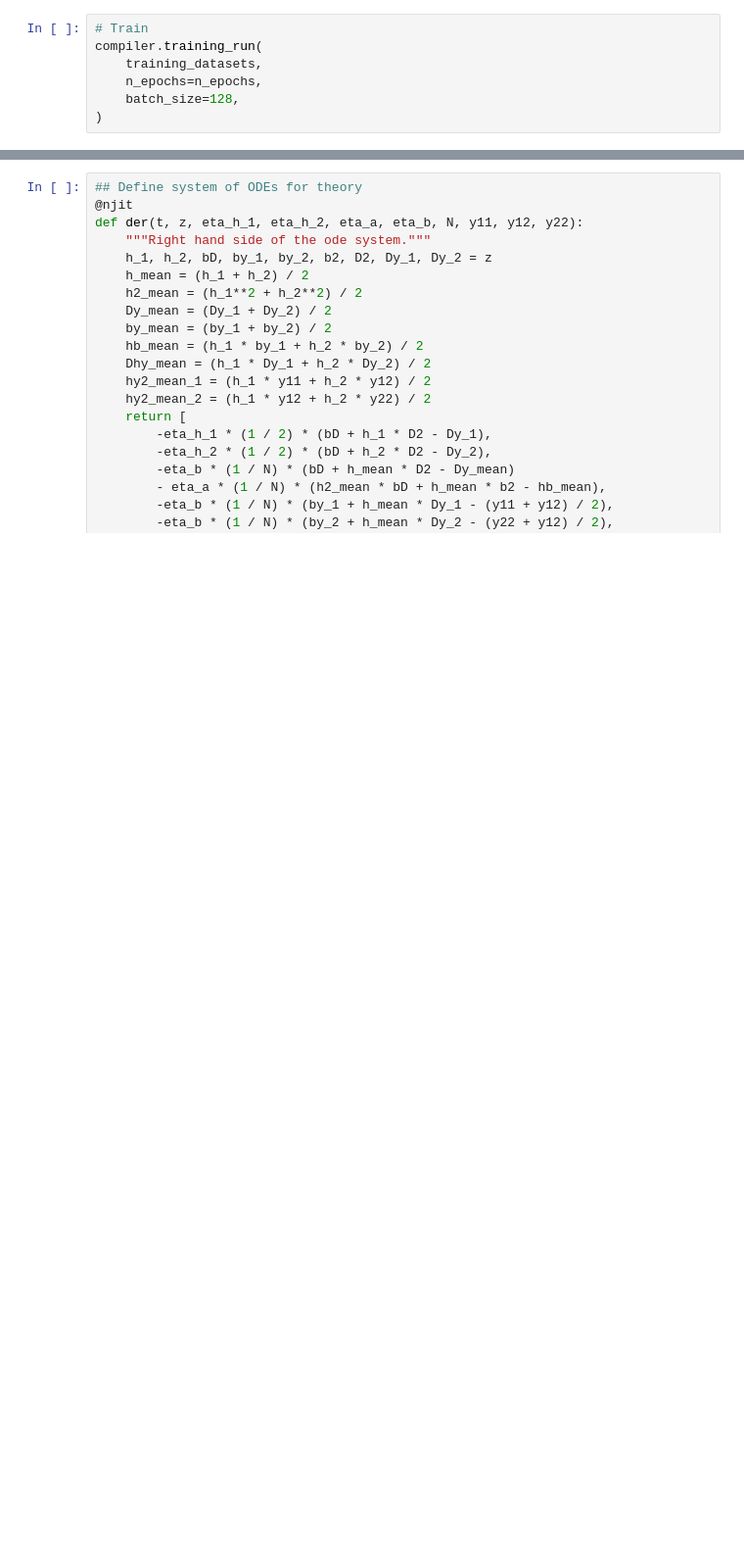
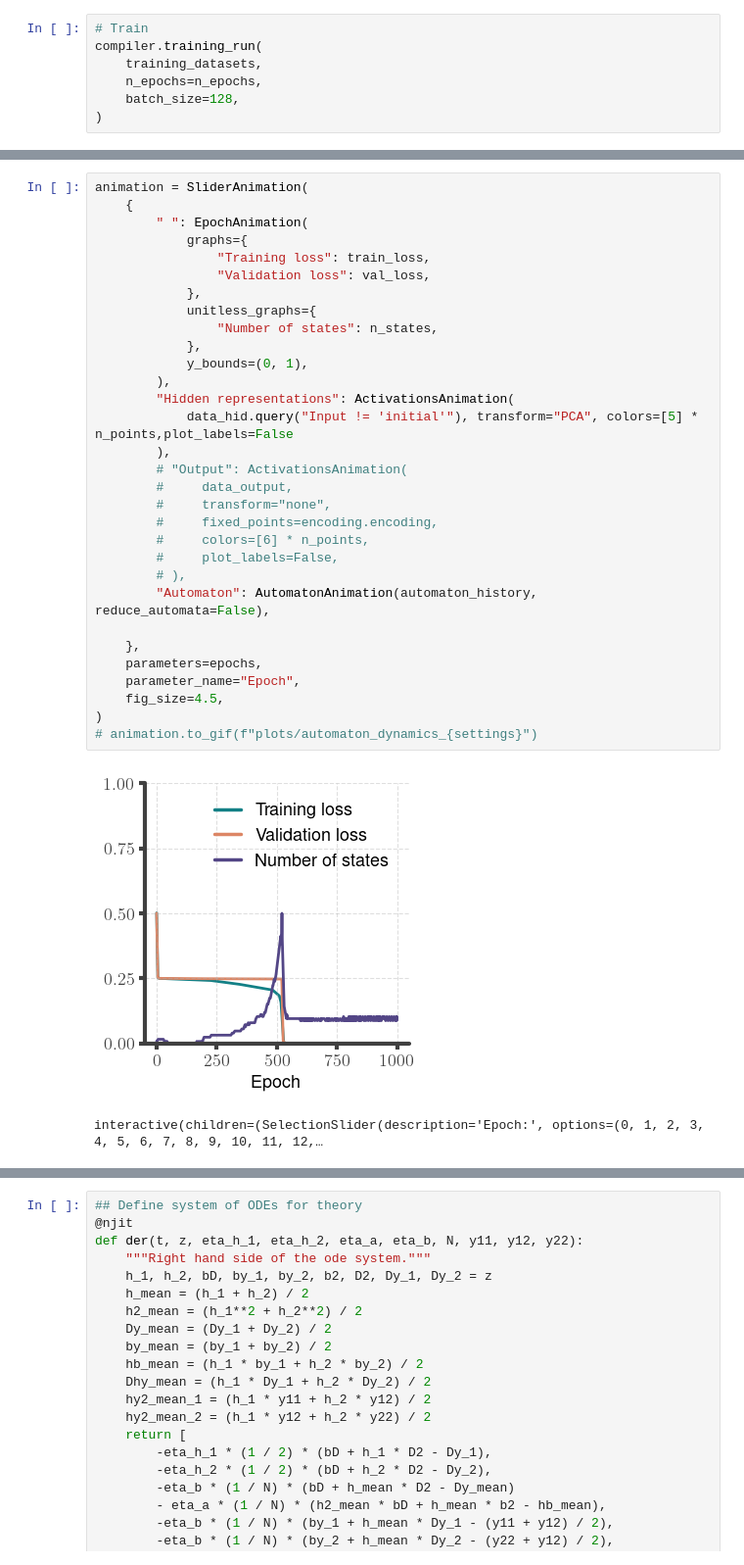
Before and after one commit to loekvanrossem/rnn_structure, a Jupyter notebook: parity/main.ipynb, the cells around one changed output, grey strips where cells are left out. Shown: that part at 98% size. Drawn from its saved outputs; the diff is of its cells as text; blank space fills up the shorter version.

Commit message:
Automaton construnction animation

```diff
--- a/parity/main.ipynb
+++ b/parity/main.ipynb
@@ -208,3 +294,37 @@ publication.plt_show(save_path=f"plots/{settings}_loss")
+# %%
+animation = SliderAnimation(
+    {
+        " ": EpochAnimation(
+            graphs={
+                "Training loss": train_loss,
+                "Validation loss": val_loss,
+            },
+            unitless_graphs={
+                "Number of states": n_states,
+            },
+            y_bounds=(0, 1),
+        ),
+        "Hidden representations": ActivationsAnimation(
+            data_hid.query("Input != 'initial'"), transform="PCA", colors=[5] * n_points,plot_labels=False
+        ),
+        # "Output": ActivationsAnimation(
+        #     data_output,
+        #     transform="none",
+        #     fixed_points=encoding.encoding,
+        #     colors=[6] * n_points,
+        #     plot_labels=False,
+        # ),
+        "Automaton": AutomatonAnimation(automaton_history, reduce_automata=False),
+
+    },
+    parameters=epochs,
+    parameter_name="Epoch",
+    fig_size=4.5,
+)
+# animation.to_gif(f"plots/automaton_dynamics_{settings}")
+# %% [output]
+[figure, added]
+interactive(children=(SelectionSlider(description='Epoch:', options=(0, 1, 2, 3, 4, 5, 6, 7, 8, 9, 10, 11, 12,…
 # %%
 ## Long sequence validation
 long_seq_losses = [
```
Also changed, not shown: parts of 16 cells of this notebook, 7 other files.
